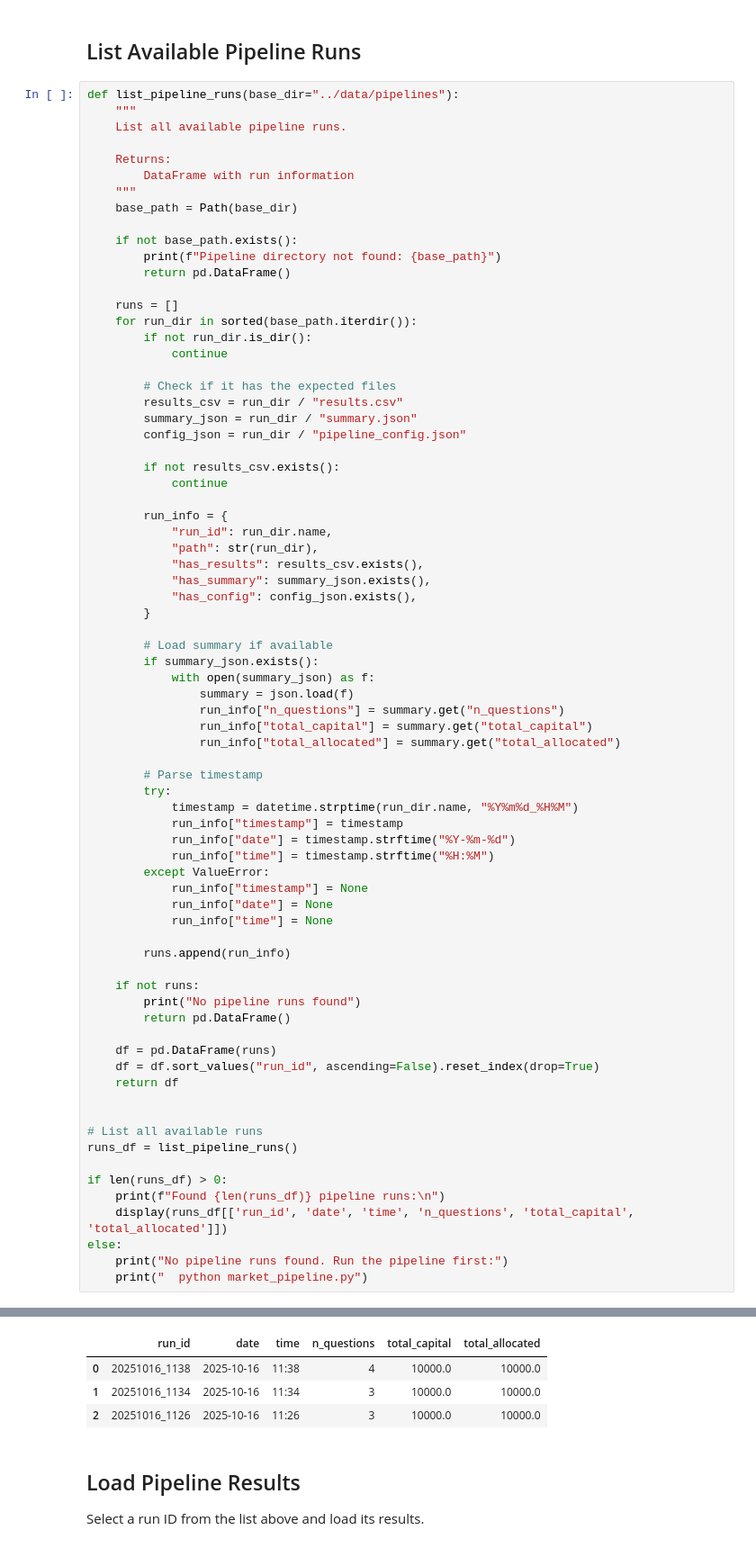
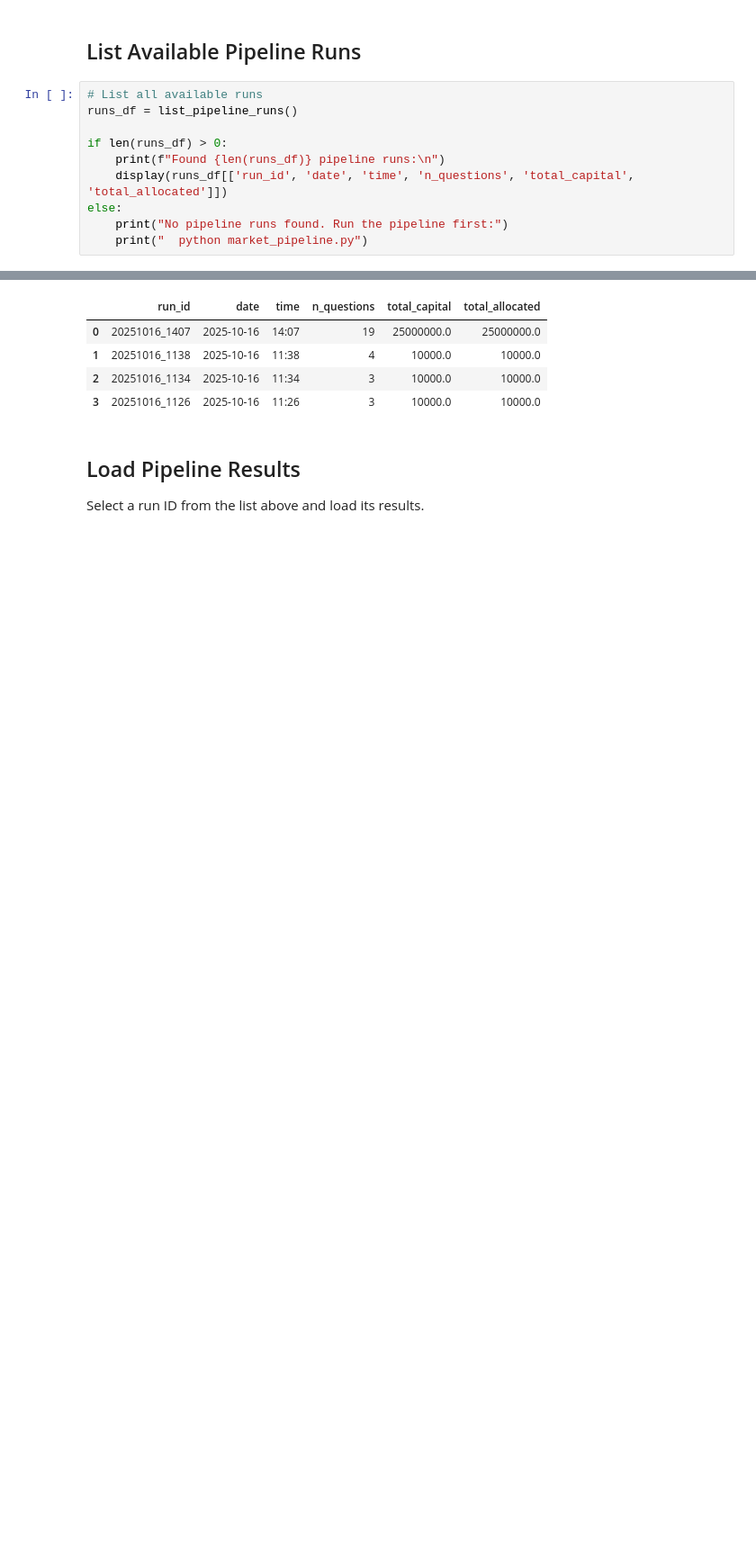
Before and after one commit to williamcottrell72/eterniscollab, a Jupyter notebook: notebooks/pipeline_summary.ipynb, the cells around one changed output, grey strips where cells are left out. Shown at 90% size. Cells and saved outputs as stored; diff of their text form; blank space fills up the shorter version.

```diff
--- a/notebooks/pipeline_summary.ipynb
+++ b/notebooks/pipeline_summary.ipynb
@@ -30,70 +38,6 @@ import matplotlib.pyplot as plt
 # %% [markdown]
 ## List Available Pipeline Runs
 # %%
-def list_pipeline_runs(base_dir="../data/pipelines"):
-    """
-    List all available pipeline runs.
-
-    Returns:
-        DataFrame with run information
-    """
-    base_path = Path(base_dir)
-
-    if not base_path.exists():
-        print(f"Pipeline directory not found: {base_path}")
-        return pd.DataFrame()
-
-    runs = []
-    for run_dir in sorted(base_path.iterdir()):
-        if not run_dir.is_dir():
-            continue
-
-        # Check if it has the expected files
-        results_csv = run_dir / "results.csv"
-        summary_json = run_dir / "summary.json"
-        config_json = run_dir / "pipeline_config.json"
-
-        if not results_csv.exists():
-            continue
-
-        run_info = {
-            "run_id": run_dir.name,
-            "path": str(run_dir),
-            "has_results": results_csv.exists(),
-            "has_summary": summary_json.exists(),
-            "has_config": config_json.exists(),
-        }
-
-        # Load summary if available
-        if summary_json.exists():
-            with open(summary_json) as f:
-                summary = json.load(f)
-                run_info["n_questions"] = summary.get("n_questions")
-                run_info["total_capital"] = summary.get("total_capital")
-                run_info["total_allocated"] = summary.get("total_allocated")
-
-        # Parse timestamp
-        try:
-            timestamp = datetime.strptime(run_dir.name, "%Y%m%d_%H%M")
-            run_info["timestamp"] = timestamp
-            run_info["date"] = timestamp.strftime("%Y-%m-%d")
-            run_info["time"] = timestamp.strftime("%H:%M")
-        except ValueError:
-            run_info["timestamp"] = None
-            run_info["date"] = None
-            run_info["time"] = None
-
-        runs.append(run_info)
-
-    if not runs:
-        print("No pipeline runs found")
-        return pd.DataFrame()
-
-    df = pd.DataFrame(runs)
-    df = df.sort_values("run_id", ascending=False).reset_index(drop=True)
-    return df
-
-
 # List all available runs
 runs_df = list_pipeline_runs()
 
@@ -108,7 +52,8 @@ Found 3 pipeline runs:
 |  | run_id | date | time | n_questions | total_capital | total_allocated |
-| 0 | 20251016_1138 | 2025-10-16 | 11:38 | 4 | 10000.0 | 10000.0 |
-| 1 | 20251016_1134 | 2025-10-16 | 11:34 | 3 | 10000.0 | 10000.0 |
-| 2 | 20251016_1126 | 2025-10-16 | 11:26 | 3 | 10000.0 | 10000.0 |
+| 0 | 20251016_1407 | 2025-10-16 | 14:07 | 19 | 25000000.0 | 25000000.0 |
+| 1 | 20251016_1138 | 2025-10-16 | 11:38 | 4 | 10000.0 | 10000.0 |
+| 2 | 20251016_1134 | 2025-10-16 | 11:34 | 3 | 10000.0 | 10000.0 |
+| 3 | 20251016_1126 | 2025-10-16 | 11:26 | 3 | 10000.0 | 10000.0 |
 # %% [markdown]
 ## Load Pipeline Results
 
```
Also changed, not shown: parts of 26 cells of this notebook, 8 other files.
